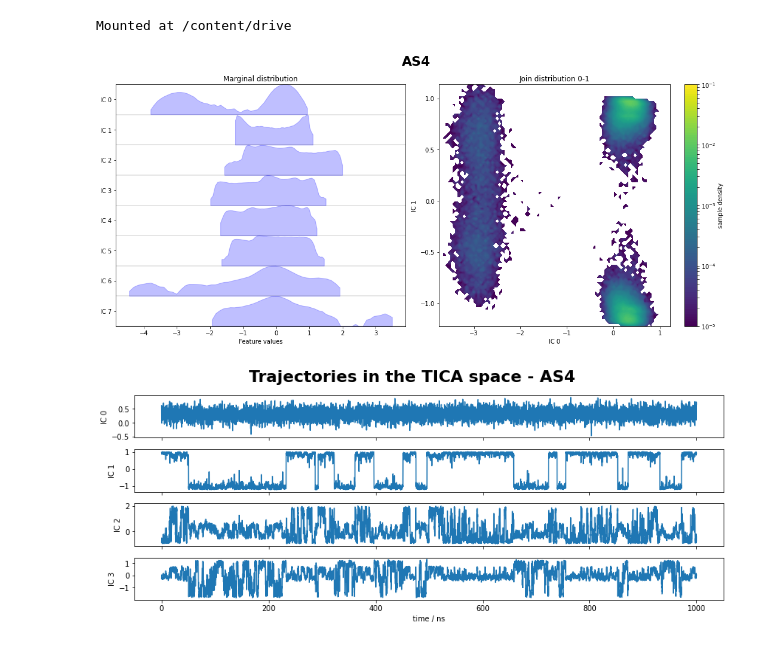
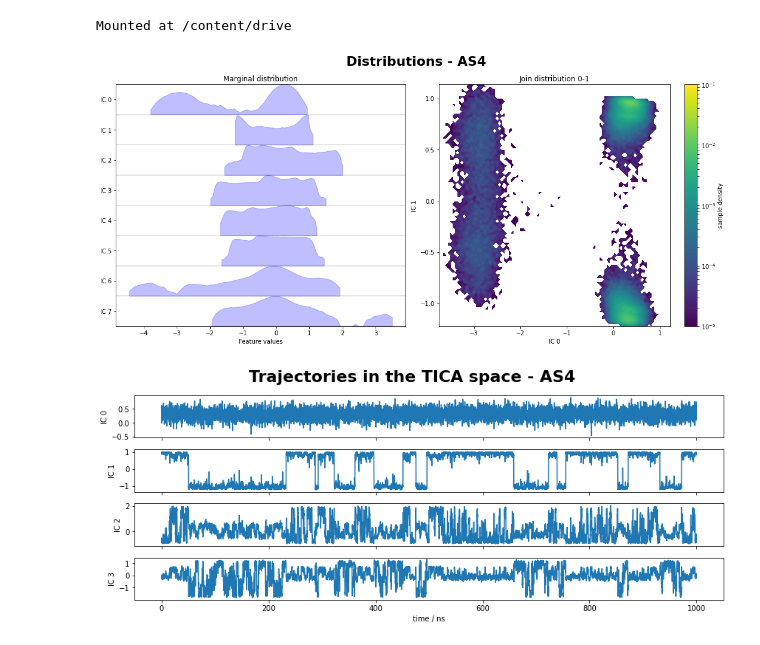
Before and after one commit to saguileran/MD-SCPI, a Jupyter notebook: NoteBooks/PyEMMA_AS4.ipynb, the cells around one changed output. Drawn from its saved outputs; the diff is of its cells as text; code cells hidden in the pictures.

```diff
--- a/NoteBooks/PyEMMA_AS4.ipynb
+++ b/NoteBooks/PyEMMA_AS4.ipynb
@@ -50,25 +50,25 @@ tica_concatenated = np.concatenate(tica_output)
 # %%
 #@title marginal and joint distributions
 c1, c2 = 0, 1  # choose ICs
 
 plt.close()
 fig, axes = plt.subplots(1, 2, figsize=(15, 7))
 pyemma.plots.plot_feature_histograms(
     tica_concatenated,
     ax=axes[0],
     feature_labels=["IC {}".format(i) for i in range(tica_concatenated.shape[1])],
     ylog=True)
 axes[0].set_title('Marginal distribution')#, fontweight='bold')
 
 pyemma.plots.plot_density(*tica_concatenated[:, [c1,c2]].T, ax=axes[1], logscale=True)
 axes[1].set_xlabel('IC {}'.format(c1))
 axes[1].set_ylabel('IC {}'.format(c2))
 axes[1].set_title('Join distribution {}-{}'.format(c1,c2))#, fontweight='bol')
 
-plt.suptitle(ligand, fontweight='bold', fontsize='22')
+plt.suptitle('Distributions - '+ligand, fontweight='bold', fontsize='22')
 fig.tight_layout()
 # %% [output]
-[figure, old version]
+[figure, new version]
 # %%
 #@title TICA space
 plt.close()
```
Also changed, not shown: parts of 1 cell of this notebook.
